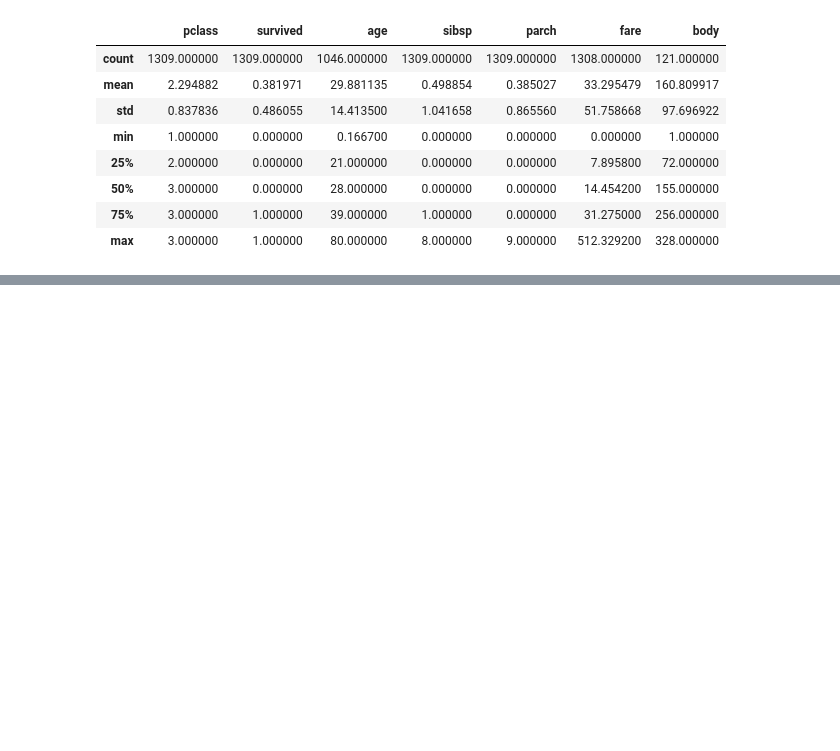
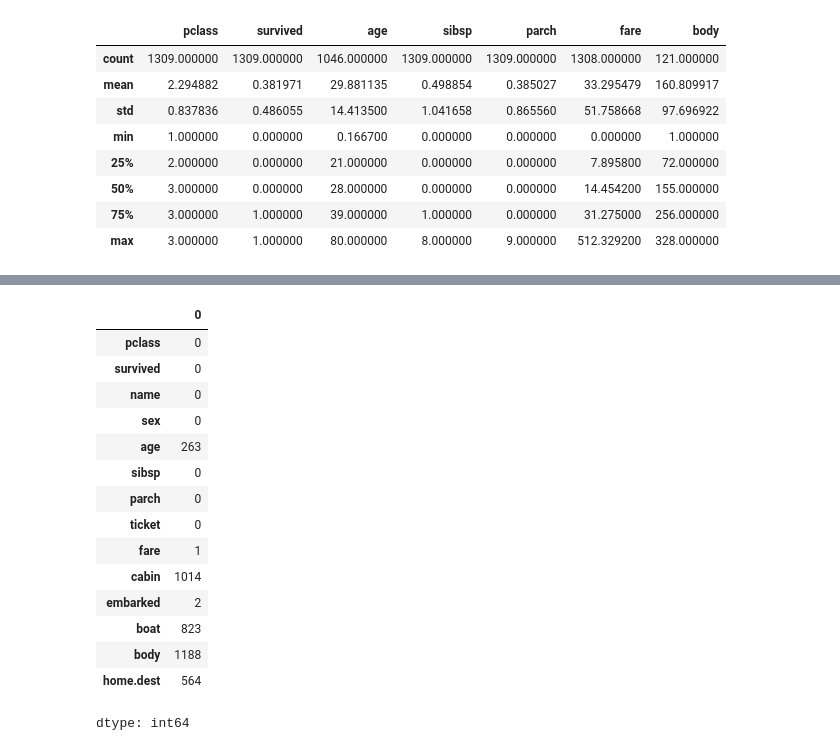
Before and after one commit to CodingCat-Jung/2024-2_BigDataProgramming_Class, a Jupyter notebook: 빅데이터프로그래밍_11주차.ipynb, the cells around one changed output, grey strips where cells are left out. Cells and saved outputs as stored; diff of their text form; code cells hidden in the pictures; blank space fills up the shorter version.

```diff
--- a/빅데이터프로그래밍_11주차.ipynb
+++ b/빅데이터프로그래밍_11주차.ipynb
@@ -147,0 +153,40 @@ Name: sex, Length: 156, dtype: object
+# %%
+import pandas as pd
+
+url = 'https://github.com/sehakflower/data/blob/main/titanic_1309.xlsx?raw=true'
+titanic = pd.read_excel(url, sheet_name = 'total')
+titanic
+
+t_1000 = titanic.iloc[0:1000]
+t_309 = titanic.iloc[1000:]
+
+t_1000.to_csv('t_1000.csv')
+t_309.to_csv('t_309.csv')
+
+total_df = pd.concat([t_1000, t_309])
+total_df
+
+df1 = t_1000[['name', 'pclass', 'sex', 'age']]
+df2 = t_1000[['name', 'survived']]
+
+merge_df = pd.merge(df1, df2, on='name')
+merge_df
+
+titanic.isna().sum()
+# %% [output]
+|  | 0 |
+| pclass | 0 |
+| survived | 0 |
+| name | 0 |
+| sex | 0 |
+| age | 263 |
+| sibsp | 0 |
+| parch | 0 |
+| ticket | 0 |
+| fare | 1 |
+| cabin | 1014 |
+| embarked | 2 |
+| boat | 823 |
+| body | 1188 |
+| home.dest | 564 |
+dtype: int64
```
Also changed, not shown: parts of 2 cells of this notebook.
